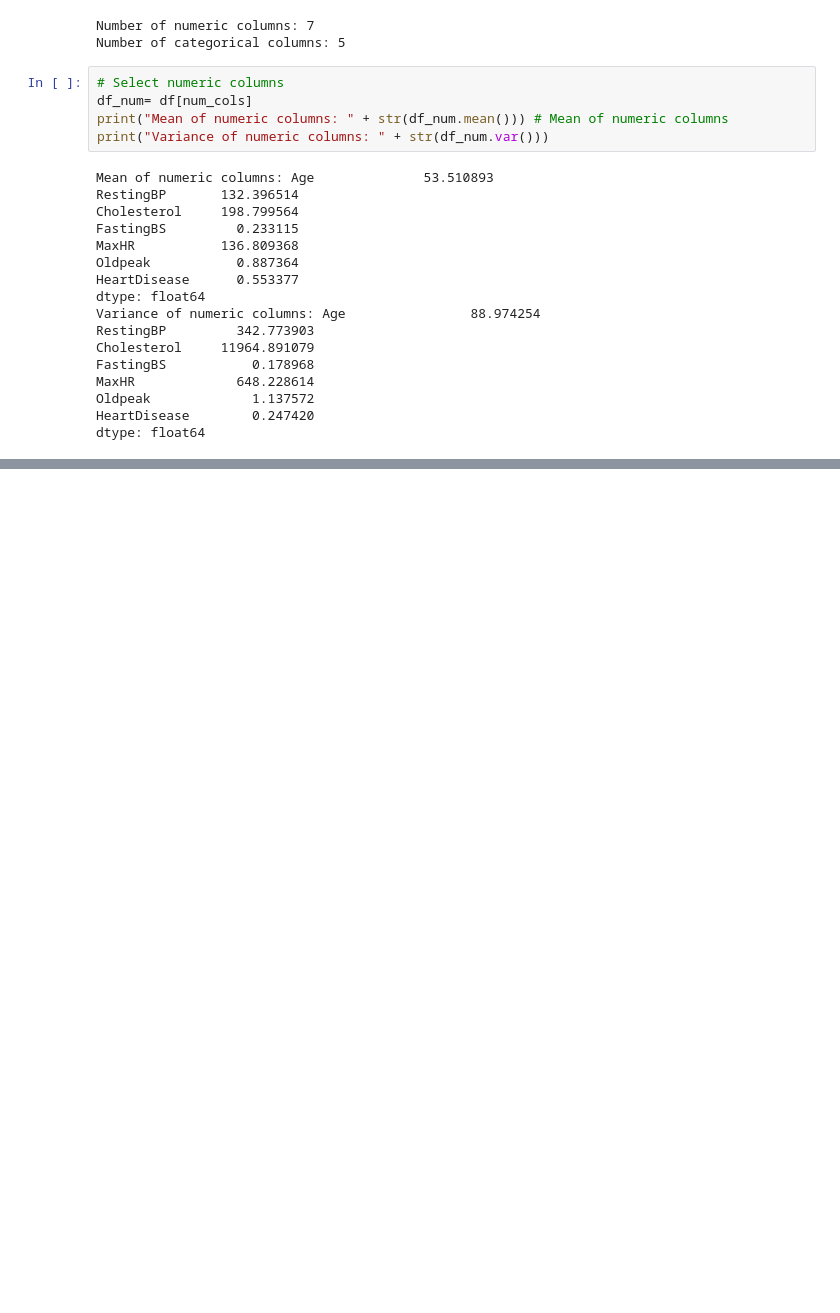
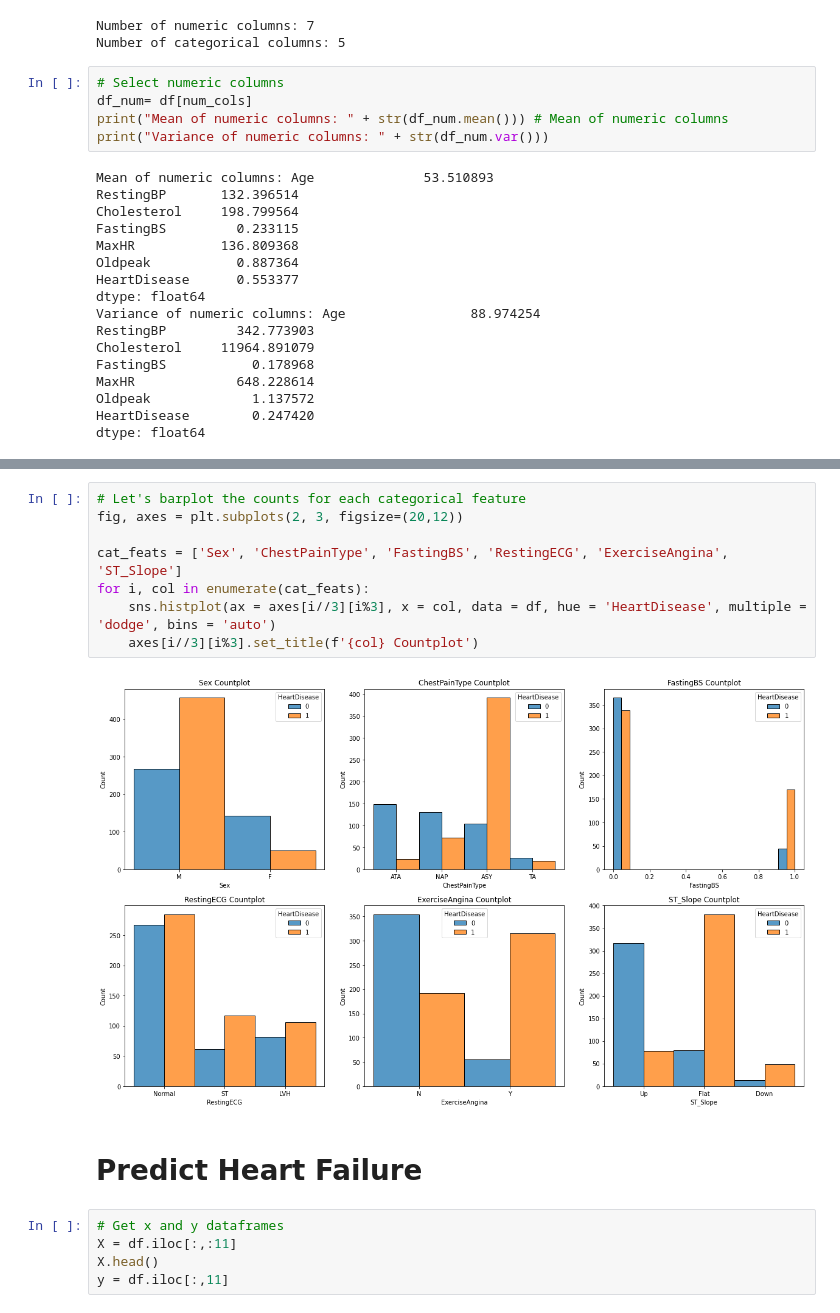
Before and after one commit to MonicaMoraFenoll/First-steps-with-Heart-Failure-Database, a Jupyter notebook: First_steps_hf.ipynb, the cells around one changed output, grey strips where cells are left out. Saved outputs shown, nothing was run; the diff lists cells and outputs as text; blank space fills up the shorter version.

```diff
--- a/First_steps_hf.ipynb
+++ b/First_steps_hf.ipynb
@@ -143,0 +186,17 @@ boxplot = df.boxplot(column=num_feats, by="HeartDisease")
+# %%
+# Let's barplot the counts for each categorical feature
+fig, axes = plt.subplots(2, 3, figsize=(20,12))
+
+cat_feats = ['Sex', 'ChestPainType', 'FastingBS', 'RestingECG', 'ExerciseAngina', 'ST_Slope']
+for i, col in enumerate(cat_feats):
+    sns.histplot(ax = axes[i//3][i%3], x = col, data = df, hue = 'HeartDisease', multiple = 'dodge', bins = 'auto')
+    axes[i//3][i%3].set_title(f'{col} Countplot')
+# %% [output]
+[figure, added]
+# %% [markdown]
+# Predict Heart Failure
+# %%
+# Get x and y dataframes
+X = df.iloc[:,:11]
+X.head()
+y = df.iloc[:,11]
```
Also changed, not shown: parts of 13 cells of this notebook.
